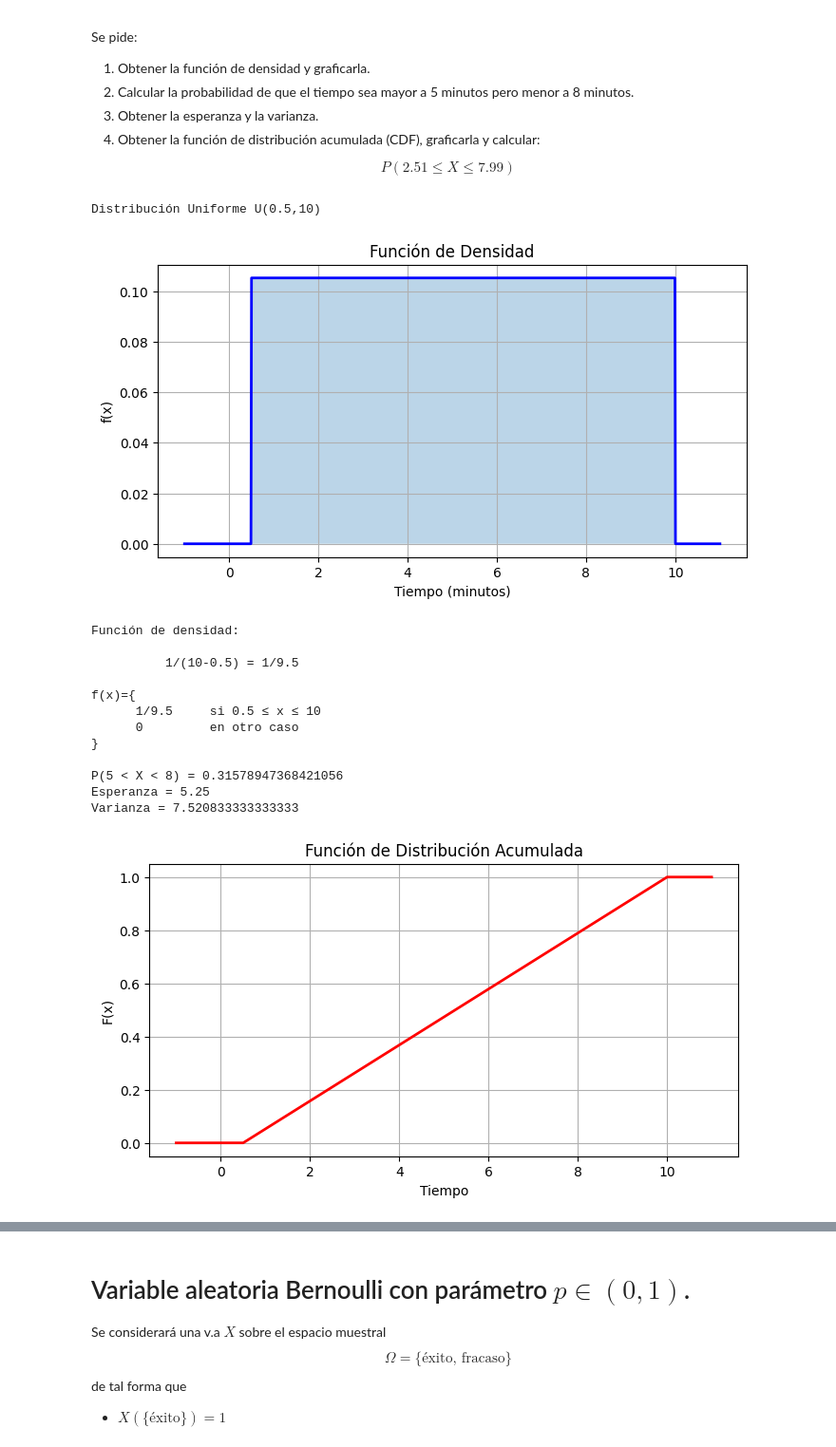
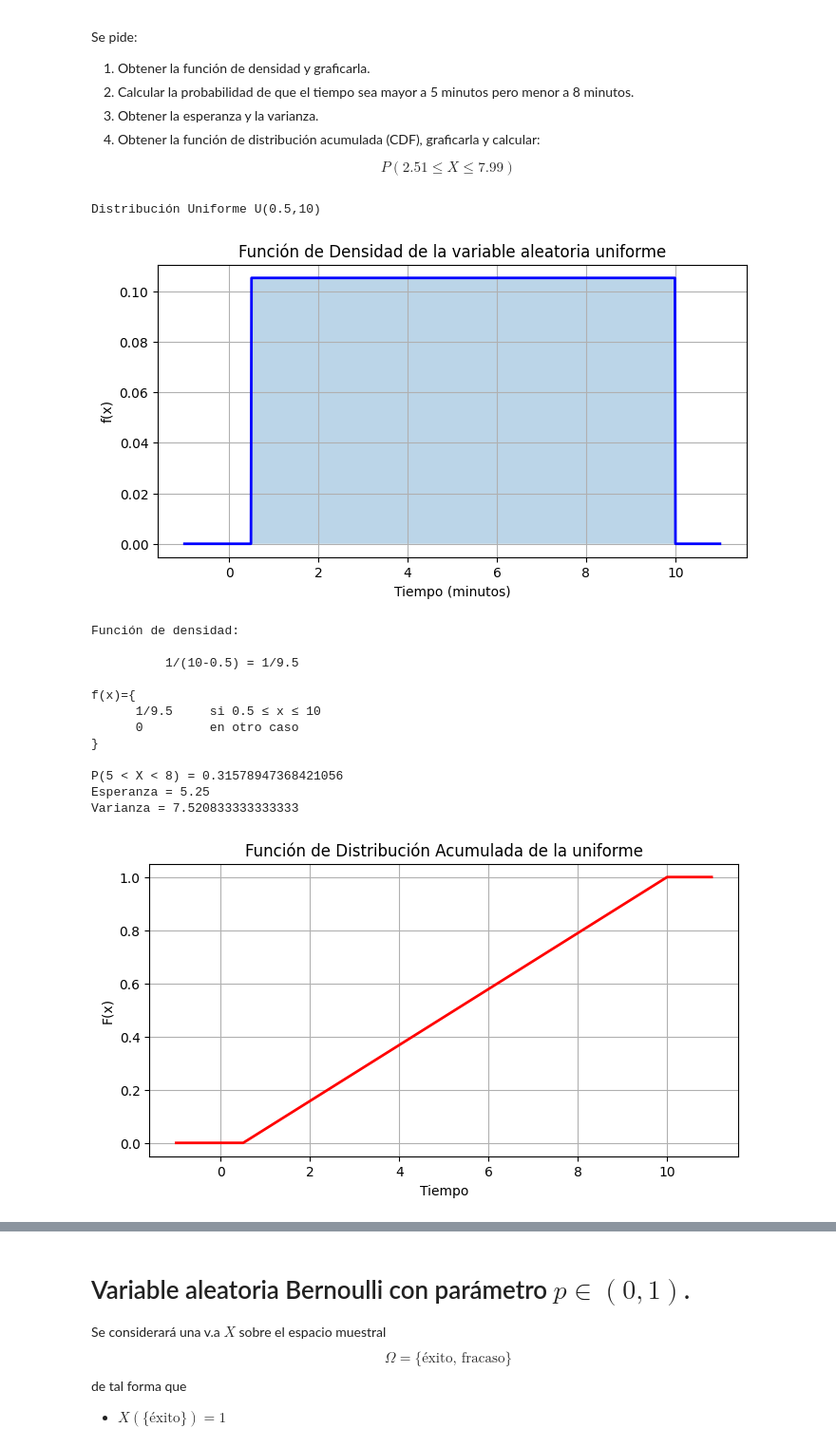
Before and after one commit to ximaygarcial/Mod-II, a Jupyter notebook: Notebook_II.ipynb, the cells around one changed output, grey strips where cells are left out. Shown at 95% size. Drawn from its saved outputs; the diff is of its cells as text; code cells hidden in the pictures.

```diff
--- a/Notebook_II.ipynb
+++ b/Notebook_II.ipynb
@@ -159,7 +159,7 @@ pdf = dist.pdf(x)
 plt.figure(figsize=(8,4))
 plt.plot(x,pdf,color="blue",linewidth=2)
 plt.fill_between(x,pdf,alpha=0.3)
-plt.title("Función de Densidad")
+plt.title("Función de Densidad de la variable aleatoria uniforme")
 plt.xlabel("Tiempo (minutos)")
 plt.ylabel("f(x)")
 plt.grid(True)
@@ -189,35 +189,35 @@ cdf = dist.cdf(x)
 plt.figure(figsize=(8,4))
 plt.plot(x,cdf,color="red",linewidth=2)
 
-plt.title("Función de Distribución Acumulada")
+plt.title("Función de Distribución Acumulada de la uniforme")
 plt.xlabel("Tiempo")
 plt.ylabel("F(x)")
 plt.grid(True)
 
 plt.show()
 
 print("""
 Función de distribución acumulada
 
 F(x)=
 
 0                     si x<0.5
 
 (x-0.5)/9.5           si 0.5≤x≤10
 
 1                     si x>10
 """)
 
 prob2=dist.cdf(7.99)-dist.cdf(2.51)
 
 print("P(2.51 ≤ X ≤ 7.99) =",prob2)
 print(f"Media: {media:.4f}")
 print(f"Varianza: {varianza:.4f}")
 print(f"P(5<X<8): {prob:.4f}")
 print(f"P(2.51≤X≤7.99): {prob2:.4f}")
 # %% [output]
 Distribución Uniforme U(0.5,10)
-[figure, old version]
+[figure, new version]
 Función de densidad:
 
           1/(10-0.5) = 1/9.5
@@ -230,7 +230,7 @@ f(x)={
 P(5 < X < 8) = 0.31578947368421056
 Esperanza = 5.25
 Varianza = 7.520833333333333
-[figure, old version]
+[figure, new version]
 Función de distribución acumulada
 
 F(x)=
```
Also changed, not shown: parts of 3 cells of this notebook.
